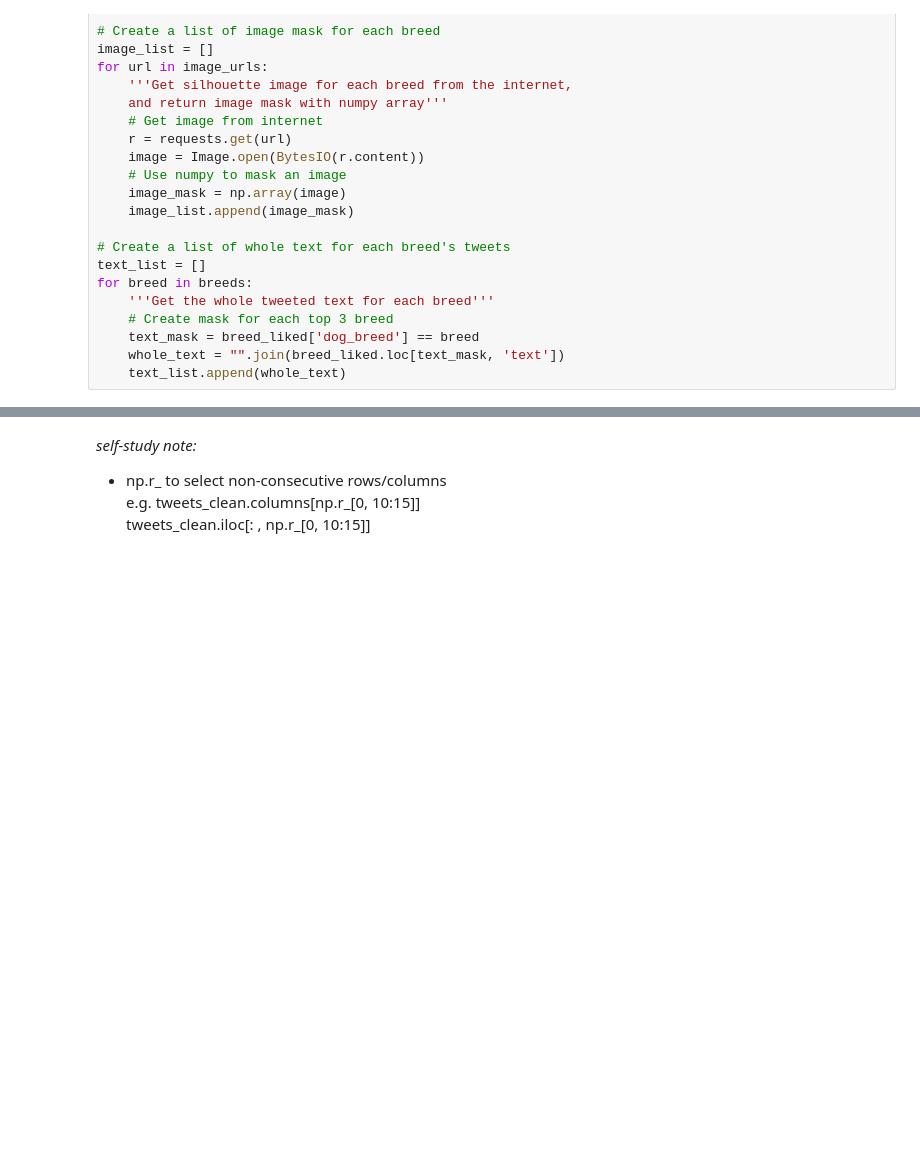
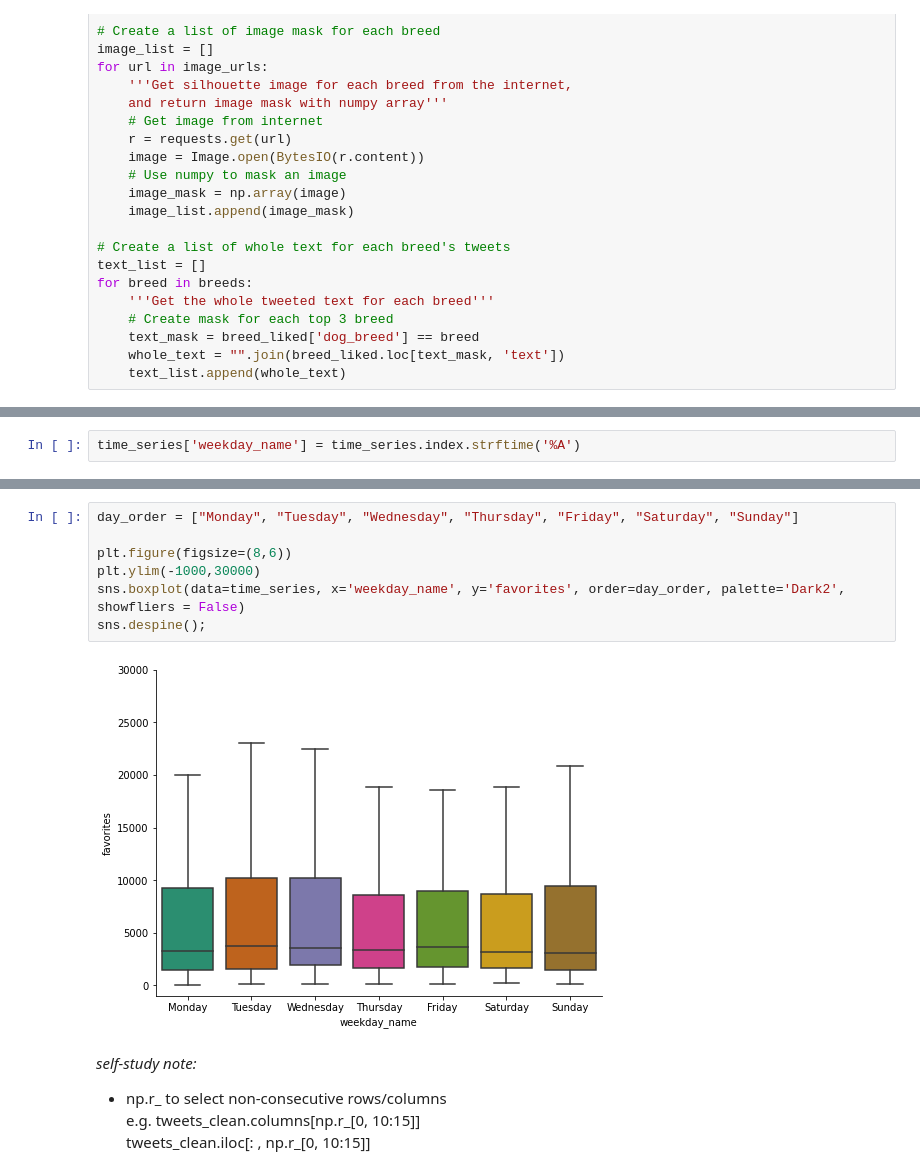
Before and after one commit to SEJUNGJENN-C/WeRateDogs_Twitter_Analysis, a Jupyter notebook: weratedogs-twitter.ipynb, the cells around one changed output, grey strips where cells are left out. Drawn from its saved outputs; the diff is of its cells as text; blank space fills up the shorter version.

```diff
--- a/weratedogs-twitter.ipynb
+++ b/weratedogs-twitter.ipynb
@@ -666,0 +753,2 @@ for breed, image, text in zip(breeds, image_list, text_list):
+# %%
+time_series['weekday_name'] = time_series.index.strftime('%A')
@@ -667,3 +763,12 @@ for breed, image, text in zip(breeds, image_list, text_list):
+# %%
+day_order = ["Monday", "Tuesday", "Wednesday", "Thursday", "Friday", "Saturday", "Sunday"]
+
+plt.figure(figsize=(8,6))
+plt.ylim(-1000,30000)
+sns.boxplot(data=time_series, x='weekday_name', y='favorites', order=day_order, palette='Dark2', showfliers = False)
+sns.despine();
+# %% [output]
+[figure, added]
 # %% [markdown]
 _self-study note:_
 * np.r_ to select non-consecutive rows/columns <br>
```
Also changed, not shown: parts of 26 cells of this notebook.
